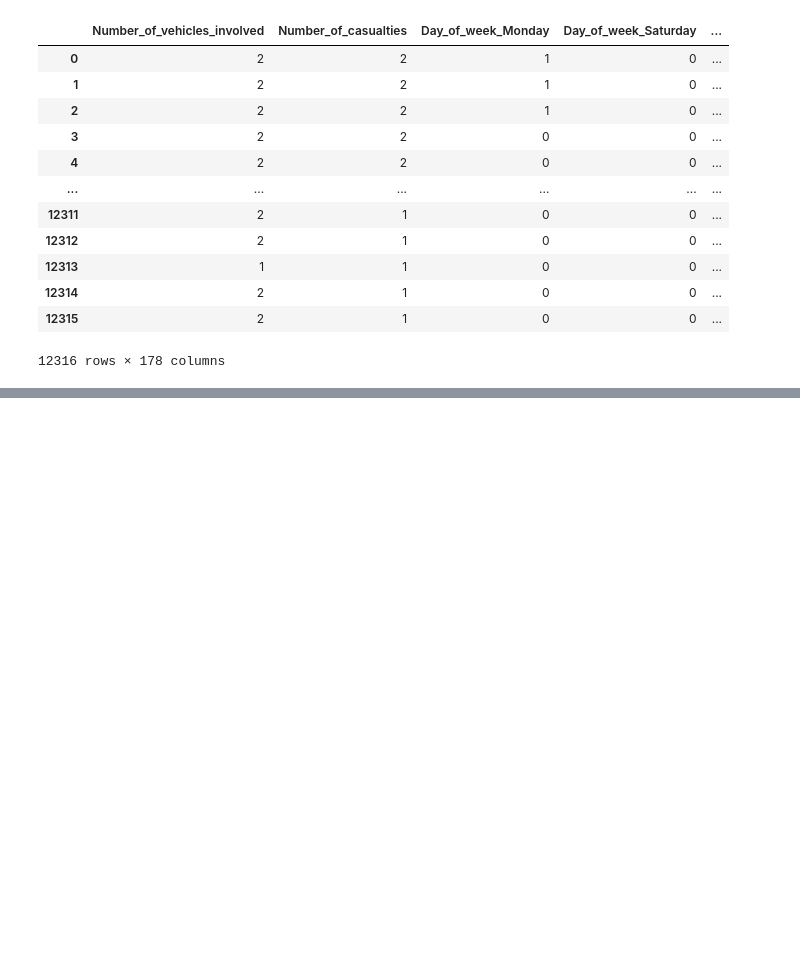
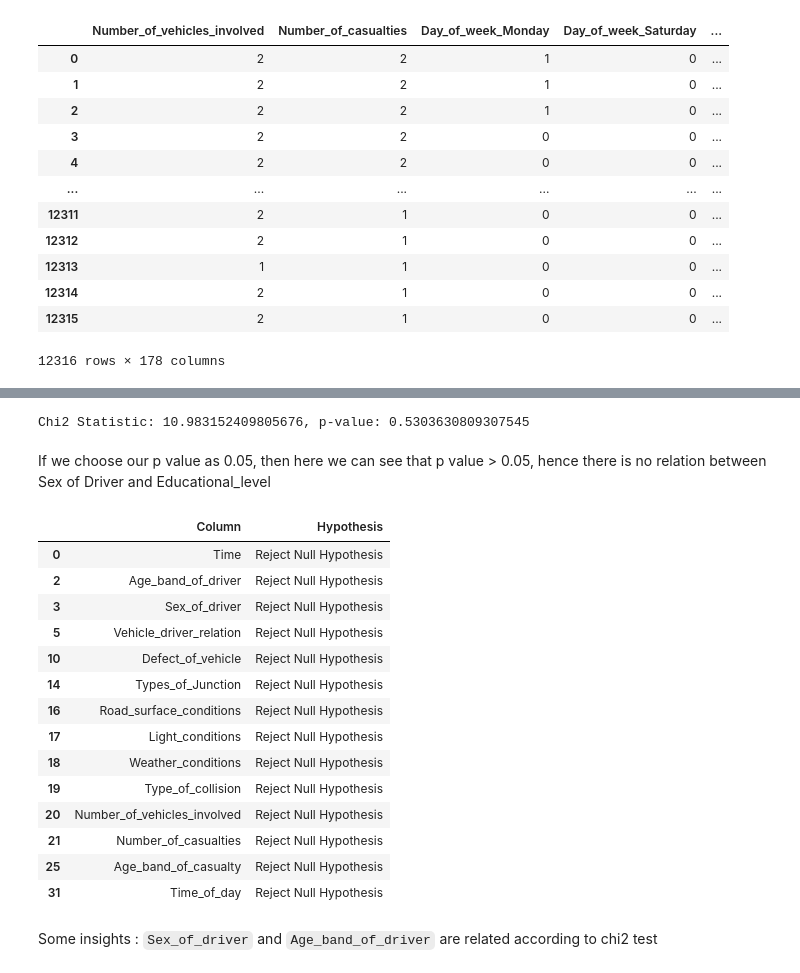
Before and after one commit to vedanthv/Road-Traffic-Accident-Severity-Classification, a Jupyter notebook: RoadTrafficSeverityProject.ipynb, the cells around one changed output, grey strips where cells are left out. Saved outputs shown, nothing was run; the diff lists cells and outputs as text; code cells hidden in the pictures; blank space fills up the shorter version.

```diff
--- a/RoadTrafficSeverityProject.ipynb
+++ b/RoadTrafficSeverityProject.ipynb
@@ -594,0 +596,2 @@ y_train = df["Accident_severity"]
+# %%
+categorical_columns = df.select_dtypes(exclude = 'number').drop('Accident_severity', axis = 1).columns
@@ -594,0 +630,36 @@ y_train = df["Accident_severity"]
+# %%
+print('Chi2 Statistic: {}, p-value: {}'.format(chi_res[0], chi_res[1]))
+# %% [output]
+Chi2 Statistic: 10.983152409805676, p-value: 0.5303630809307545
+# %% [markdown]
+If we choose our p value as 0.05, then here we can see that p value > 0.05, hence there is no relation between Sex of Driver and Educational_level
+# %%
+chi2_check = []
+for i in categorical_columns:
+    if chi2_contingency(pd.crosstab(df['Sex_of_driver'], df[i]))[1] < 0.05:
+        chi2_check.append('Reject Null Hypothesis')
+    else:
+        chi2_check.append('Fail to Reject Null Hypothesis')
+res = pd.DataFrame(data = [categorical_columns, chi2_check]
+             ).T
+res.columns = ['Column', 'Hypothesis']
+# %%
+res[res['Hypothesis'] == 'Reject Null Hypothesis']
+# %% [output]
+|  | Column | Hypothesis |
+| 0 | Time | Reject Null Hypothesis |
+| 2 | Age_band_of_driver | Reject Null Hypothesis |
+| 3 | Sex_of_driver | Reject Null Hypothesis |
+| 5 | Vehicle_driver_relation | Reject Null Hypothesis |
+| 10 | Defect_of_vehicle | Reject Null Hypothesis |
+| 14 | Types_of_Junction | Reject Null Hypothesis |
+| 16 | Road_surface_conditions | Reject Null Hypothesis |
+| 17 | Light_conditions | Reject Null Hypothesis |
+| 18 | Weather_conditions | Reject Null Hypothesis |
+| 19 | Type_of_collision | Reject Null Hypothesis |
+| 20 | Number_of_vehicles_involved | Reject Null Hypothesis |
+| 21 | Number_of_casualties | Reject Null Hypothesis |
+| 25 | Age_band_of_casualty | Reject Null Hypothesis |
+| 31 | Time_of_day | Reject Null Hypothesis |
+# %% [markdown]
+Some insights : `Sex_of_driver` and `Age_band_of_driver` are related according to chi2 test
```
Also changed, not shown: parts of 29 cells of this notebook.
